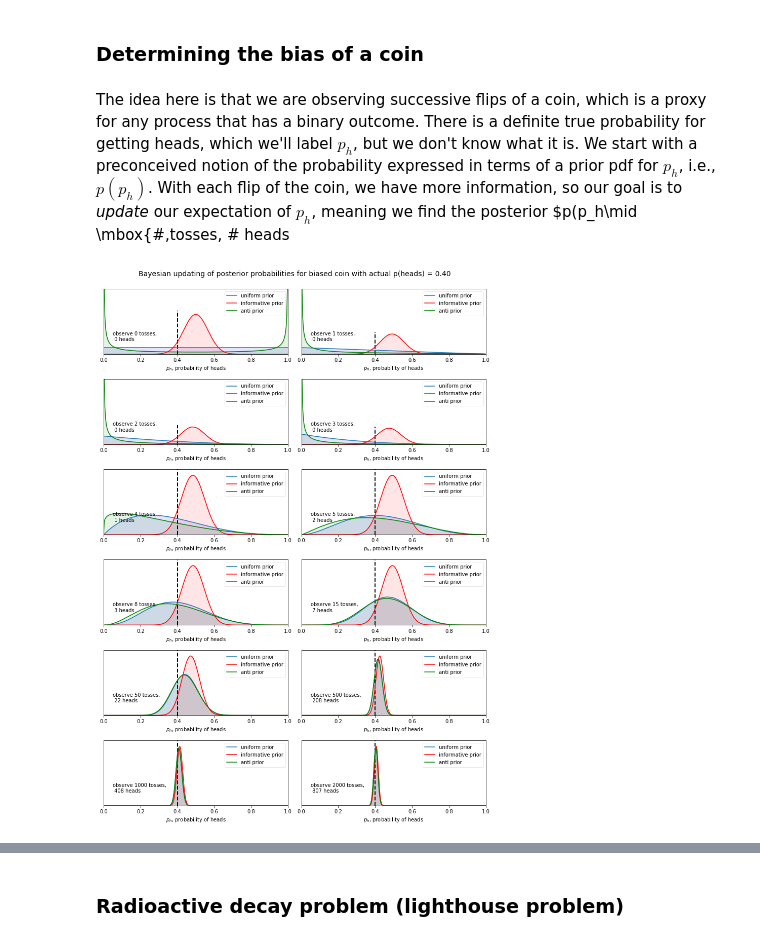
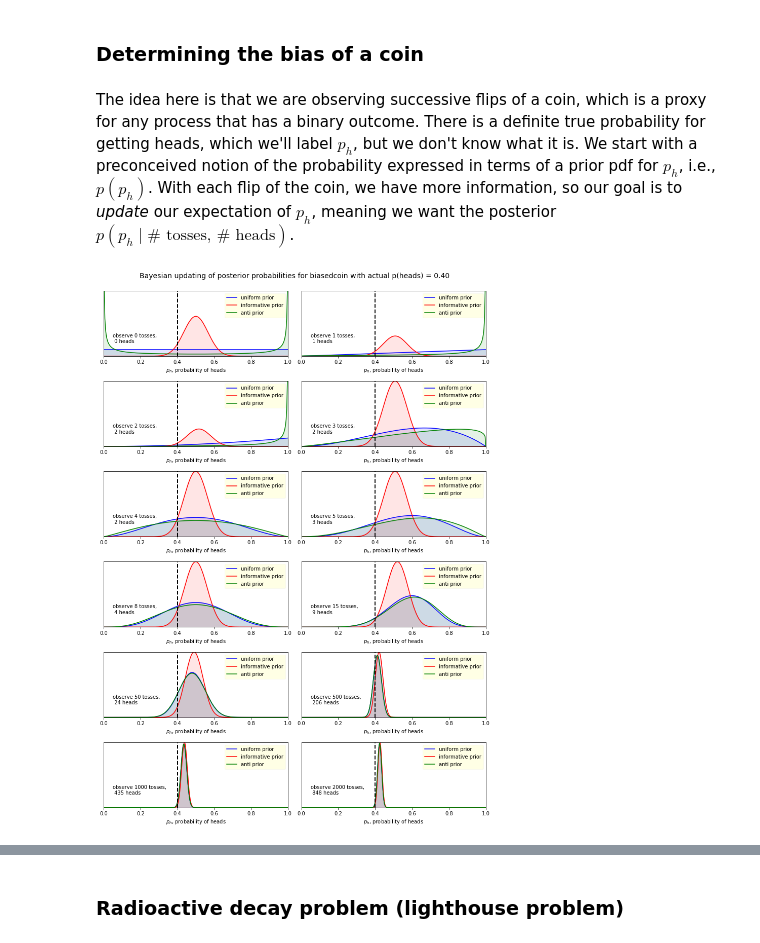
Before and after one commit to furnstahl/Bayes_for_physicists, a Jupyter notebook: Bayesian_Statistics_for_Physicists/BSFP_04_Bayesian_updating.ipynb, the cells around one changed output, grey strips where cells are left out. Cells and saved outputs as stored; diff of their text form; code cells hidden in the pictures.

```diff
--- a/Bayesian_Statistics_for_Physicists/BSFP_04_Bayesian_updating.ipynb
+++ b/Bayesian_Statistics_for_Physicists/BSFP_04_Bayesian_updating.ipynb
@@ -87,68 +83,76 @@ plt.rcdefaults()  # revert to defaults for now
 # %% [markdown]
 ### Determining the bias of a coin
 # %% [markdown]
-The idea here is that we are observing successive flips of a coin, which is a proxy for any process that has a binary outcome.  There is a definite true probability for getting heads, which we'll label $p_h$, but we don't know what it is.  We start with a preconceived notion of the probability expressed in terms of a prior pdf for $p_h$, i.e., $p(p_h)$.  With each flip of the coin, we have more information, so our goal is to <em>update</em> our expectation of $p_h$, meaning we find the posterior $p(p_h\mid \mbox{\#\,tosses, \# heads
+The idea here is that we are observing successive flips of a coin, which is a proxy for any process that has a binary outcome.  There is a definite true probability for getting heads, which we'll label $p_h$, but we don't know what it is.  We start with a preconceived notion of the probability expressed in terms of a prior pdf for $p_h$, i.e., $p(p_h)$.  With each flip of the coin, we have more information, so our goal is to <em>update</em> our expectation of $p_h$, meaning we want the posterior $p(p_h\mid \mbox{# tosses, # heads})$.
 # %%
 %matplotlib inline
 # adapted from  https://github.com/CamDavidsonPilon/Probabilistic-Programming-and-Bayesian-Methods-for-Hackers
-from IPython.core.pylabtools import figsize
 import numpy as np
 from matplotlib import pyplot as plt
-figsize(11, 15)
 
 import scipy.stats as stats
 
-# If the coin is fair, prob_heads = 0.5 but you can set it to what you want.
+# If the coin is fair, prob_heads = 0.5 but you can set it to whatever
+#  you want from 0 to 1.
 prob_heads = 0.4
 
 # hyperparameters for several different priors
 # prior 1 is uniform in [0,1]
 alpha_1 = 1
 beta_1 = 1
 # prior 2 is concentrated near 0.5 with very small tails
 alpha_2 = 30
 beta_2 = 30
 # prior 3 is peaked at ends, but allows for probability everywhere
 alpha_3 = .2
 beta_3 = .2
 
-# Calculate Bayesian updating using the conjugate prior for binomial, which is a beta distribution
+# Calculate Bayesian updating using the conjugate prior for binomial,
+#  which is a beta distribution
 dist = stats.beta
+# n_trials is expected to be a monotonically increasing
 n_trials = [0, 1, 2, 3, 4, 5, 8, 15, 50, 500, 1000, 2000]
-data = stats.bernoulli.rvs(prob_heads, size=n_trials[-1])  # heads or tails, 1 or 0
-x = np.linspace(0, 1, 301) # mesh for posterior plots
+# data entries are heads or tails, 1 or 0, for independent tosses
+data = stats.bernoulli.rvs(prob_heads, size=n_trials[-1])
+# mesh for posterior plots; enough points for pdfs smooth even when narrow
+x = np.linspace(0, 1, 301)
 
-for k, N in enumerate(n_trials):  # enumerate creates a tuple with a counter for each n_trials entry
-    heads = data[:N].sum()   # add up the number of 1s = number of heads
-    # update using the conjugate prior, which is a beta distribution: beta(x,alpha+heads,beta+(N-heads))
+fig = plt.figure(figsize=(11, 2.5*len(n_trials)/2))
+
+# enumerate creates tuple with counter (k) for each n_trials entry (N)
+for k, N in enumerate(n_trials):
+    heads = data[:N].sum()   # add up the number of ones = number of heads
+    # update using the conjugate prior, which is a beta distribution:
+    #   beta(x,alpha+heads,beta+(N-heads))
     y_1 = dist.pdf(x, alpha_1 + heads, beta_1 + N - heads)
     y_2 = dist.pdf(x, alpha_2 + heads, beta_2 + N - heads)
     y_3 = dist.pdf(x, alpha_3 + heads, beta_3 + N - heads)
-    y_max = np.max([y_1.max(), y_2.max()])  # default y_3 distribution has two high max at endpoints for plot
+    # default y_3 distribution has too-high maximum at endpoints for plot
+    y_max = np.max([y_1.max(), y_2.max()])
 
     # now make the plots!
-    sx = plt.subplot(len(n_trials)/2, 2, k+1)
-    plt.xlabel("$p_h$, probability of heads")
-    plt.setp(sx.get_yticklabels(), visible=False)
-    plt.yticks([])
-    plt.plot(x, y_1, label="uniform prior")
-    plt.fill_between(x, 0, y_1, color="blue", alpha=0.1)
-    plt.plot(x, y_2, label="informative prior", color="r")
-    plt.fill_between(x, 0, y_2, color="red", alpha=0.1)
-    plt.plot(x, y_3, label="anti prior", color="g")
-    plt.fill_between(x, 0, y_3, color="green", alpha=0.1)
-    plt.vlines(prob_heads, 0, 1.1*y_max, color="k", linestyles="--", lw=2)
-    plt.annotate("observe {:d} tosses,\n {:d} heads".format(N, heads), xy=(0.05,0.35),
-                 xycoords='axes fraction', horizontalalignment='left',verticalalignment='top')
-    leg = plt.legend()
-    leg.get_frame().set_alpha(0.4)
-    plt.autoscale(tight=True)
+    ax = fig.add_subplot(len(n_trials)/2, 2, k+1)  # counter k starts from 0
+    ax.set_xlabel("$p_h$, probability of heads")
+    ax.set_yticks([])  # turn off the plotting of ticks on the y-axis
+    ax.plot(x, y_1, label="uniform prior", color="blue")
+    ax.fill_between(x, 0, y_1, color="blue", alpha=0.1)
+    ax.plot(x, y_2, label="informative prior", color="red")
+    ax.fill_between(x, 0, y_2, color="red", alpha=0.1)
+    ax.plot(x, y_3, label="anti prior", color="green")
+    ax.fill_between(x, 0, y_3, color="green", alpha=0.1)
+    ax.axvline(prob_heads, 0, 1.1*y_max, color="k", linestyle="--", lw=2)
+    ax.annotate("observe {:d} tosses,\n {:d} heads".format(N, heads),
+                xy=(0.05,0.35), xycoords='axes fraction',
+                horizontalalignment='left',verticalalignment='top')
+    leg = ax.legend(facecolor='yellow', framealpha=0.1)
+    ax.autoscale(tight=True)
 
-figure_title = "Bayesian updating of posterior probabilities for biased coin with actual p(heads) = {:1.2f}".format(prob_heads)
-plt.suptitle(figure_title,
+figure_title = 'Bayesian updating of posterior probabilities for biased' \
+                + f'coin with actual p(heads) = {prob_heads:1.2f}'
+fig.suptitle(figure_title,
              y=1.02,
              fontsize=14)
 
-plt.tight_layout()
+fig.tight_layout()
 # %% [output]
-[figure, old version]
+[figure, new version]
```
Also changed, not shown: parts of 5 cells of this notebook.
